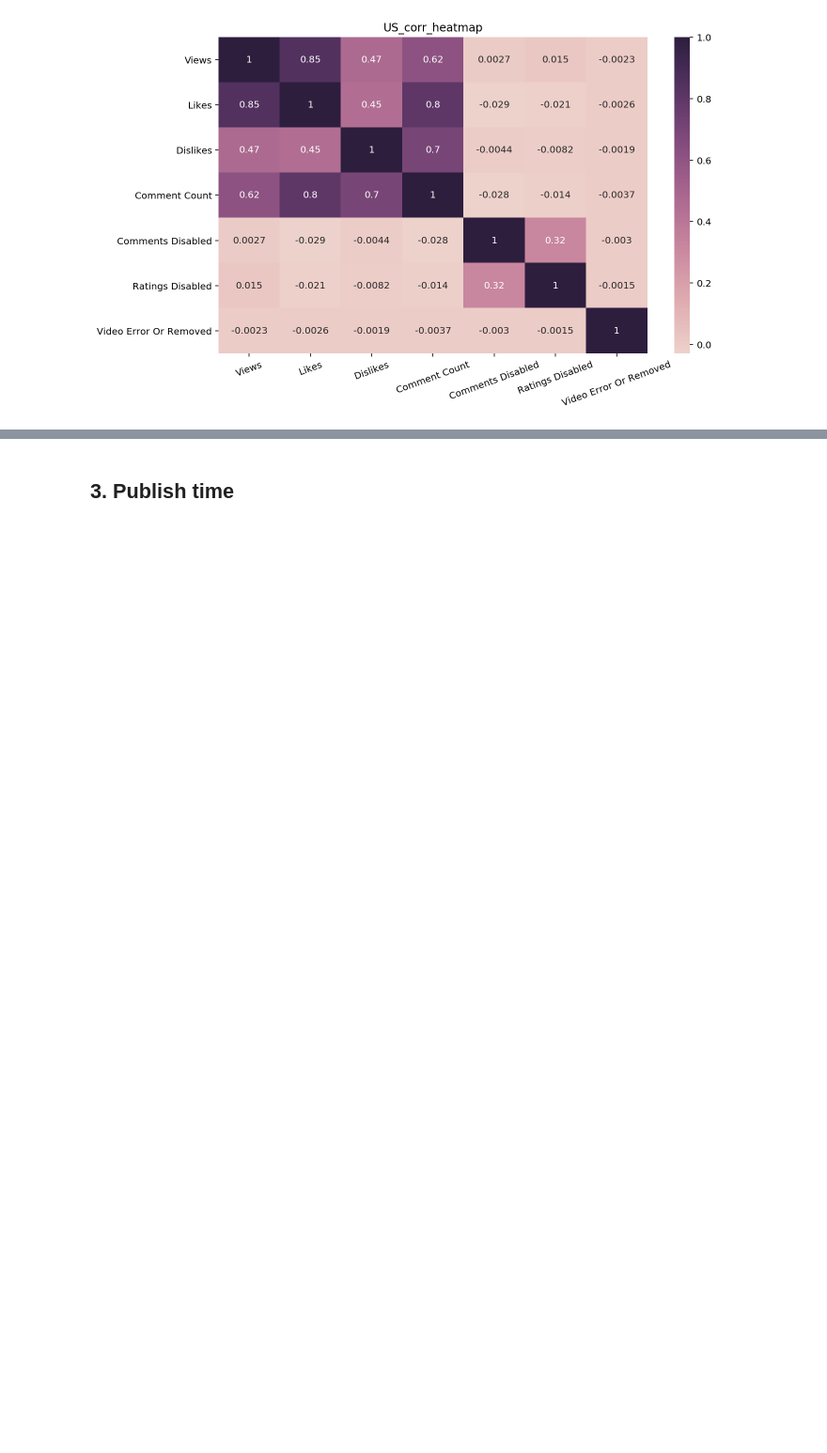
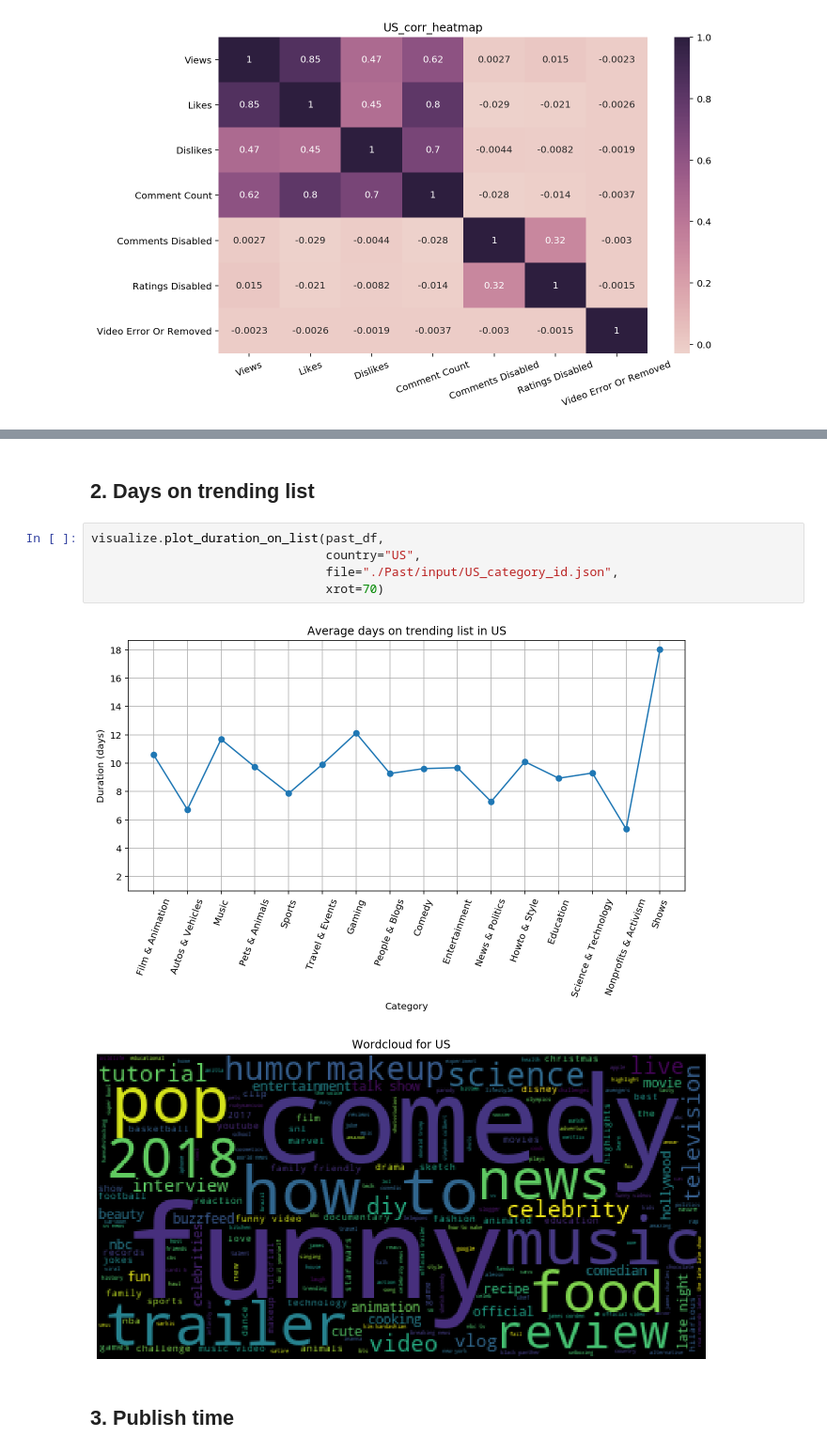
Before and after one commit to danielyou0230/YouTube-Trending-Videos-Analysis-Team-19-FA19, a Jupyter notebook: main.ipynb, the cells around one changed output, grey strips where cells are left out. Shown at 94% size. Saved outputs shown, nothing was run; the diff lists cells and outputs as text; blank space fills up the shorter version.

```diff
--- a/main.ipynb
+++ b/main.ipynb
@@ -37,3 +37,13 @@ visualize.plot_correlation(past_df, "US", brief=brief)
+# %% [markdown]
+## 2. Days on trending list
+# %%
+visualize.plot_duration_on_list(past_df,
+                                country="US",
+                                file="./Past/input/US_category_id.json",
+                                xrot=70)
+# %% [output]
+[figure, added]
+[figure, added]
 # %% [markdown]
 ## 3. Publish time
 # %%
```
Also changed, not shown: parts of 1 cell of this notebook, 2 other files.
